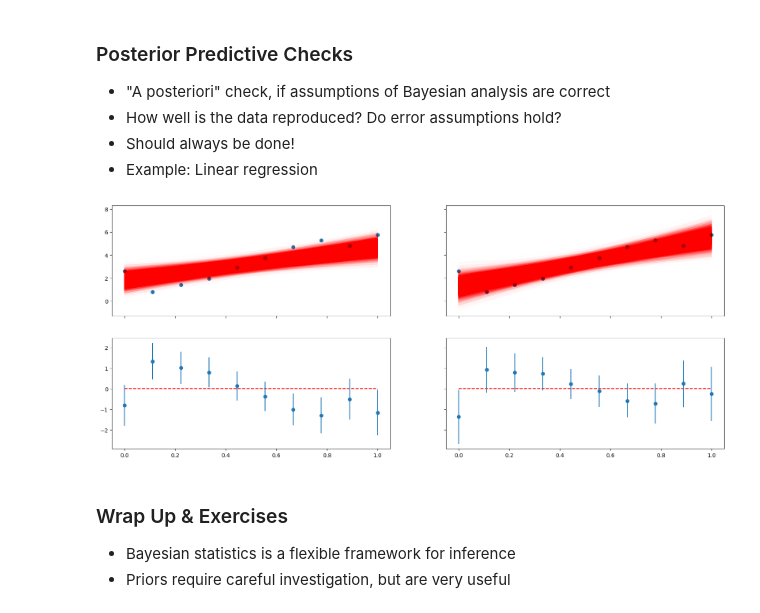
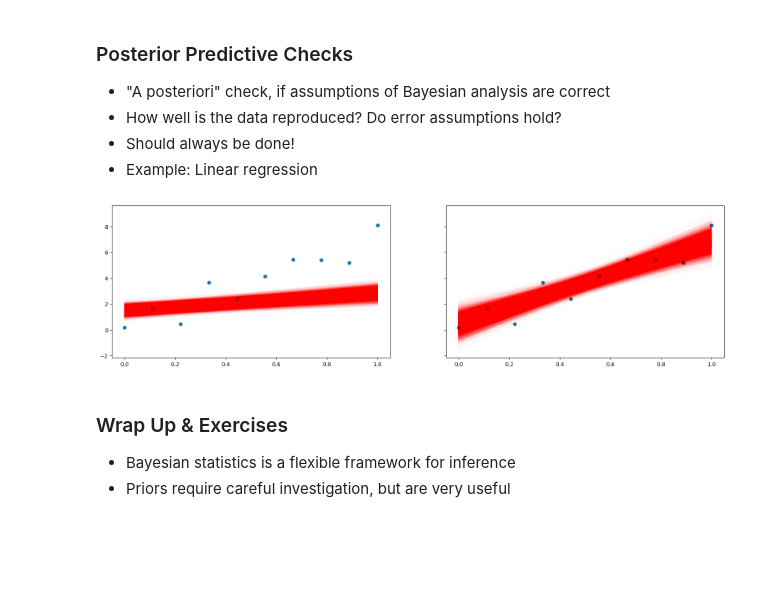
Before and after one commit to ANTS-ON/BayesianStats, a Jupyter notebook: script.ipynb, the cells around one changed output. Drawn from its saved outputs; the diff is of its cells as text; code cells hidden in the pictures; blank space fills up the shorter version.

Commit message:
Update prior & posterior predictive examples

```diff
--- a/script.ipynb
+++ b/script.ipynb
@@ -274,25 +273,19 @@ $$\mathbb{E}_{\boldsymbol\theta \sim p\left(\boldsymbol\theta \, | \, \mathbf{y}
 - Should always be done!
 - Example: Linear regression
 # %%
-def posterior_predictive(axs, prior):
-    axs[0].scatter(t, y_hat)
+def posterior_predictive(ax, prior):
     cov = np.linalg.inv(X.T @ X / sigma**2 + np.linalg.inv(prior.cov))
     mu = cov @ X.T @ y_hat / sigma**2
     theta = scipy.stats.multivariate_normal(mu, cov).rvs(size=10000)
-    axs[0].plot(t, X @ theta.T, color="red", alpha=0.01)
-
-    errors = X @ theta.T - y_hat.reshape((-1, 1))
-    quant_diffs = np.array([np.abs(np.quantile(errors, 0.01, axis=1)- errors.mean(axis=1)),
-                             np.abs(np.quantile(errors, 0.99, axis=1) - errors.mean(axis=1))])
-    axs[1].plot(t, np.zeros(n), color="red", ls="--")
-    axs[1].errorbar(t, errors.mean(axis=1), yerr=quant_diffs, ls="", marker="o")
+    ax.plot(t, X @ theta.T, color="red", alpha=0.01)
+    ax.scatter(t, y_hat)
 # %%
-fig, ax = plt.subplots(2, 2, figsize=(20, 8), sharex=True, sharey="row")
-posterior_predictive(ax[:, 0], scipy.stats.multivariate_normal(np.zeros(2), 1 * np.identity(2)))
-posterior_predictive(ax[:, 1], scipy.stats.multivariate_normal(np.zeros(2), 10 * np.identity(2)))
+fig, ax = plt.subplots(1, 2, figsize=(20, 5), sharex=True, sharey="row")
+posterior_predictive(ax[0], scipy.stats.multivariate_normal(np.zeros(2), 1e-1 * np.identity(2)))
+posterior_predictive(ax[1], scipy.stats.multivariate_normal(np.zeros(2), 10 * np.identity(2)))
 plt.show()
 # %% [output]
-[figure, old version]
+[figure, new version]
 # %% [markdown]
 ### Wrap Up & Exercises
 - Bayesian statistics is a flexible framework for inference
```
Also changed, not shown: parts of 5 cells of this notebook.
